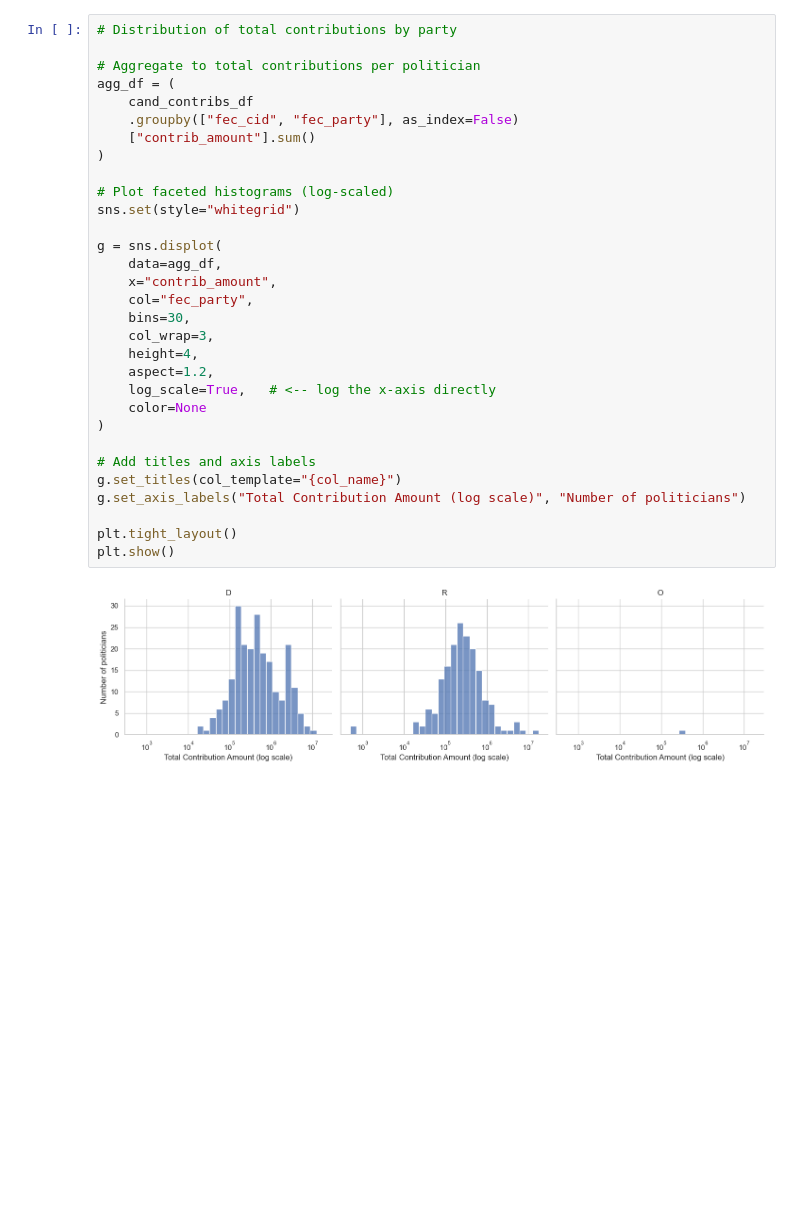
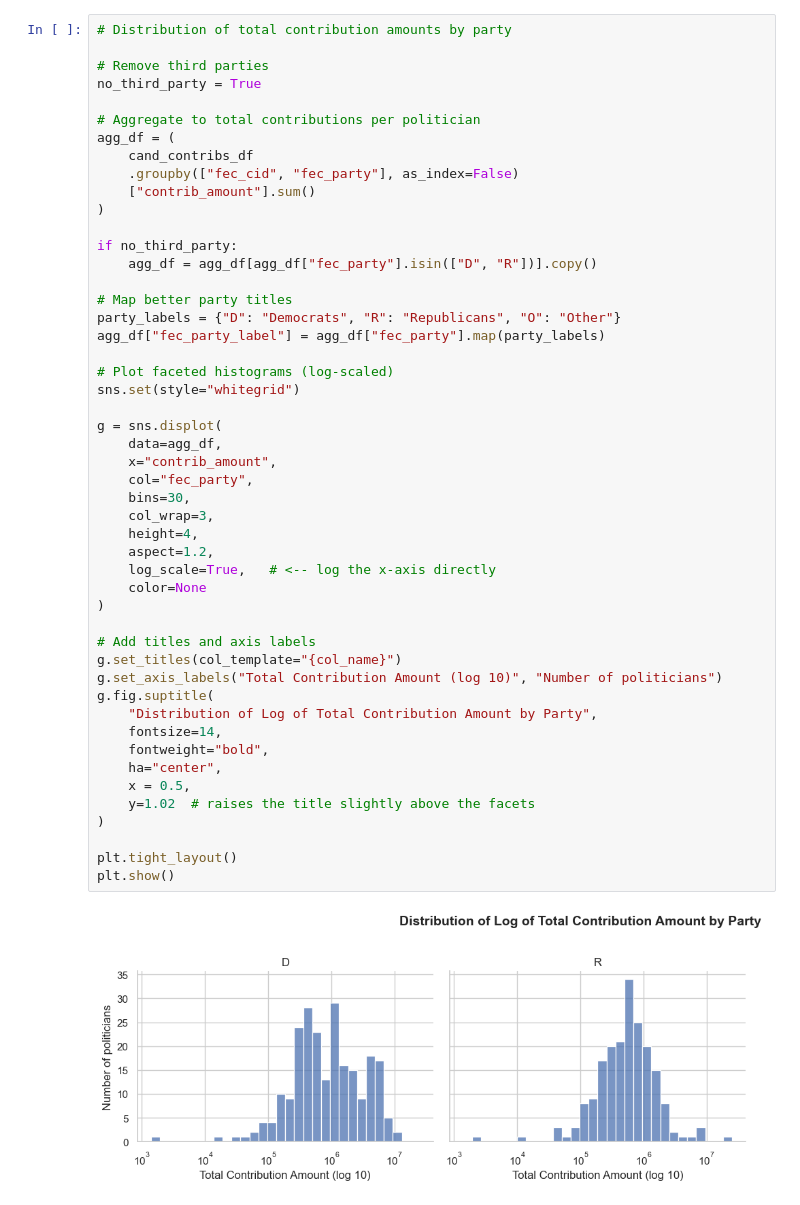
Before and after one commit to marobinette/cfd-project-ds1, a Jupyter notebook: notebooks/Matched_Politicians_EDA.ipynb, the cells around one changed output. Drawn from its saved outputs; the diff is of its cells as text; blank space fills up the shorter version.

```diff
--- a/notebooks/Matched_Politicians_EDA.ipynb
+++ b/notebooks/Matched_Politicians_EDA.ipynb
@@ -163,36 +525,54 @@ Dem window_contrib_amount: $55,172,676
 # %%
-# Distribution of total contributions by party
+# Distribution of total contribution amounts by party
+
+# Remove third parties
+no_third_party = True
 
 # Aggregate to total contributions per politician
 agg_df = (
     cand_contribs_df
     .groupby(["fec_cid", "fec_party"], as_index=False)
     ["contrib_amount"].sum()
 )
+
+if no_third_party:
+    agg_df = agg_df[agg_df["fec_party"].isin(["D", "R"])].copy()
+
+# Map better party titles
+party_labels = {"D": "Democrats", "R": "Republicans", "O": "Other"}
+agg_df["fec_party_label"] = agg_df["fec_party"].map(party_labels)
 
 # Plot faceted histograms (log-scaled)
 sns.set(style="whitegrid")
 
 g = sns.displot(
     data=agg_df,
     x="contrib_amount",
     col="fec_party",
     bins=30,
     col_wrap=3,
     height=4,
     aspect=1.2,
     log_scale=True,   # <-- log the x-axis directly
     color=None
 )
 
 # Add titles and axis labels
 g.set_titles(col_template="{col_name}")
-g.set_axis_labels("Total Contribution Amount (log scale)", "Number of politicians")
+g.set_axis_labels("Total Contribution Amount (log 10)", "Number of politicians")
+g.fig.suptitle(
+    "Distribution of Log of Total Contribution Amount by Party",
+    fontsize=14,
+    fontweight="bold",
+    ha="center",
+    x = 0.5,
+    y=1.02  # raises the title slightly above the facets
+)
 
 plt.tight_layout()
 plt.show()
 # %% [output]
-[figure, old version]
+[figure, new version]
 # %%
 # Distribution of total newsletters by party
 
```
Also changed, not shown: parts of 36 cells of this notebook, 8 other files.
